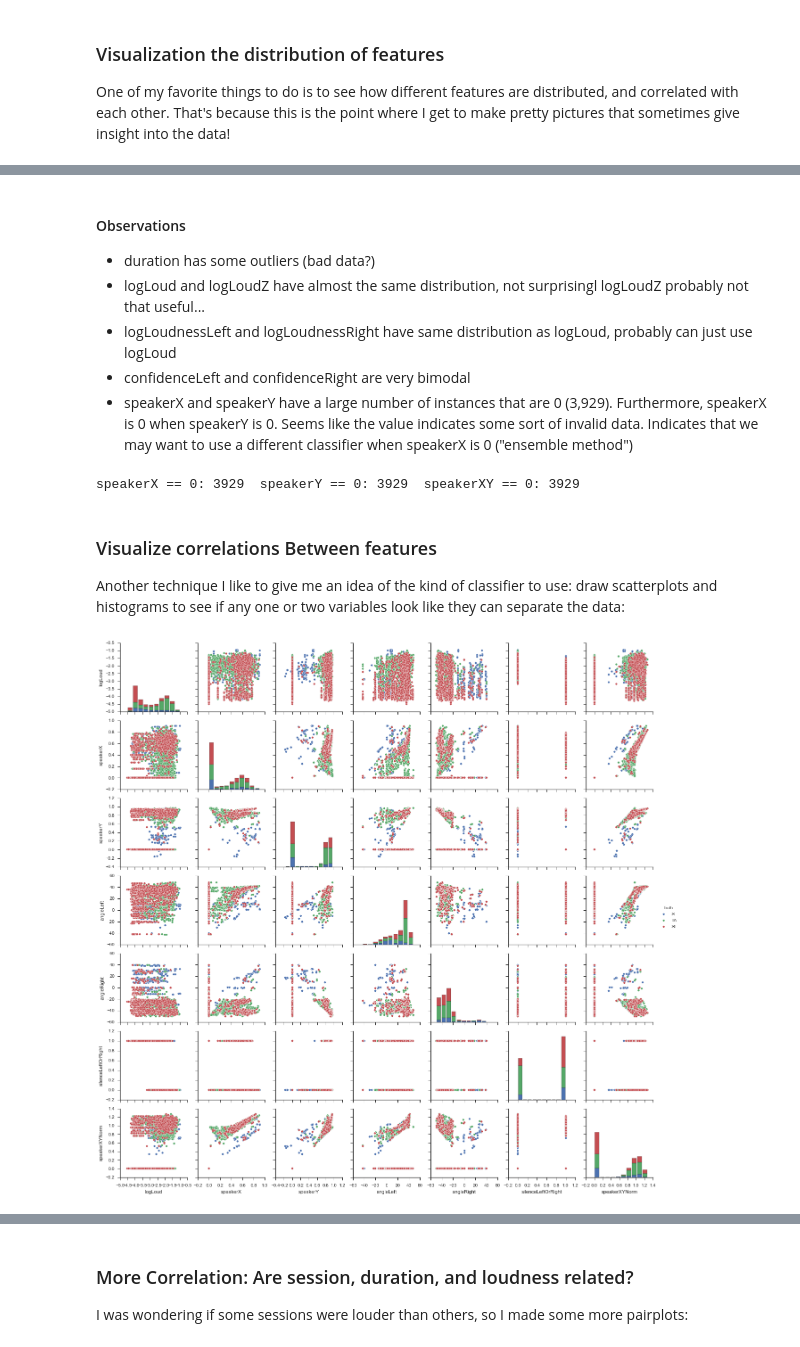
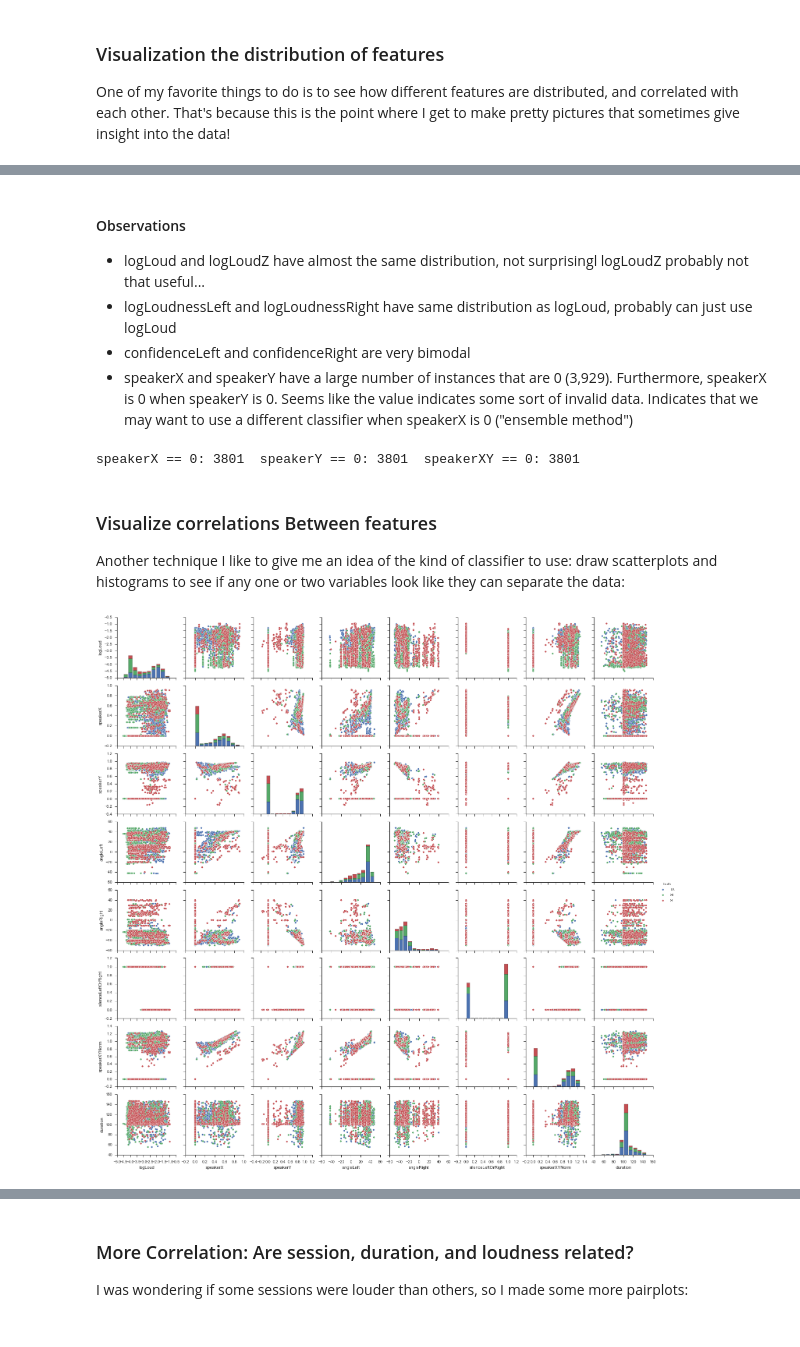
Before and after one commit to julenka/kinecture, a Jupyter notebook: data_exploration.ipynb, the cells around one changed output, grey strips where cells are left out. Drawn from its saved outputs; the diff is of its cells as text; code cells hidden in the pictures.

Commit message:
Update with new filtered data from David

```diff
--- a/data_exploration.ipynb
+++ b/data_exploration.ipynb
@@ -16,5 +16,12 @@ First load the data.
 # %%
 # Let's load the data to look at it
 import pandas as pd
-xls = pd.ExcelFile('data/allData.xlsx')
-train = xls.parse('allTrain-noFormulas')
+# load original data
+# xls = pd.ExcelFile('data/allData.xlsx')
+# train = xls.parse('allTrain-noFormulas')
+
+# load new data
+xls = pd.ExcelFile('data/allData-filtered.xlsx')
+train = xls.parse('filtered-noFormulas')
+
+print("number of train instances:", len(train))
@@ -117,6 +130,5 @@ fig.tight_layout()
 # %% [markdown]
 #### Observations
-* duration has some outliers (bad data?)
 * logLoud and logLoudZ have almost the same distribution, not surprisingl logLoudZ probably not that useful...
 * logLoudnessLeft and logLoudnessRight have same distribution as logLoud, probably can just use logLoud
 * confidenceLeft and confidenceRight are very bimodal
@@ -130,22 +142,23 @@ print("speakerX == 0:", speakerX_0_mask.sum(),
       " speakerY == 0:", speakerY_0_mask.sum(),
       " speakerXY == 0:", speakerXY_0_make.sum())
 # %% [output]
-speakerX == 0: 3929  speakerY == 0: 3929  speakerXY == 0: 3929
+speakerX == 0: 3801  speakerY == 0: 3801  speakerXY == 0: 3801
 # %% [markdown]
 ### Visualize correlations Between features
 Another technique I like to give me an idea of the kind of classifier to use: draw scatterplots and histograms to see if any one or two variables look like they can separate the data:
 # %%
 g = sns.pairplot(train,
                  markers='o', # use 'o' for a larger dot
                  vars=["logLoud",
                        "speakerX",
                        "speakerY",
                        "angleLeft",
                        "angleRight",
                        "silenceLeftOrRight",
-                       "speakerXYNorm"],
+                       "speakerXYNorm",
+                       "duration"],
                  hue="Truth")
 # %% [output]
-[figure, old version]
+[figure, new version]
 # %% [markdown]
 #### Observations
```
Also changed, not shown: parts of 10 cells of this notebook, 2 other files.
